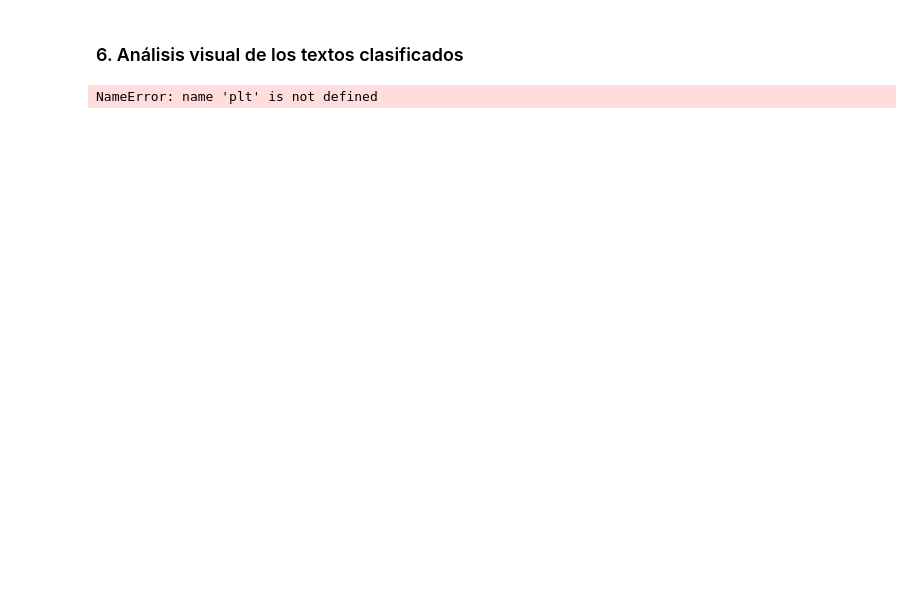
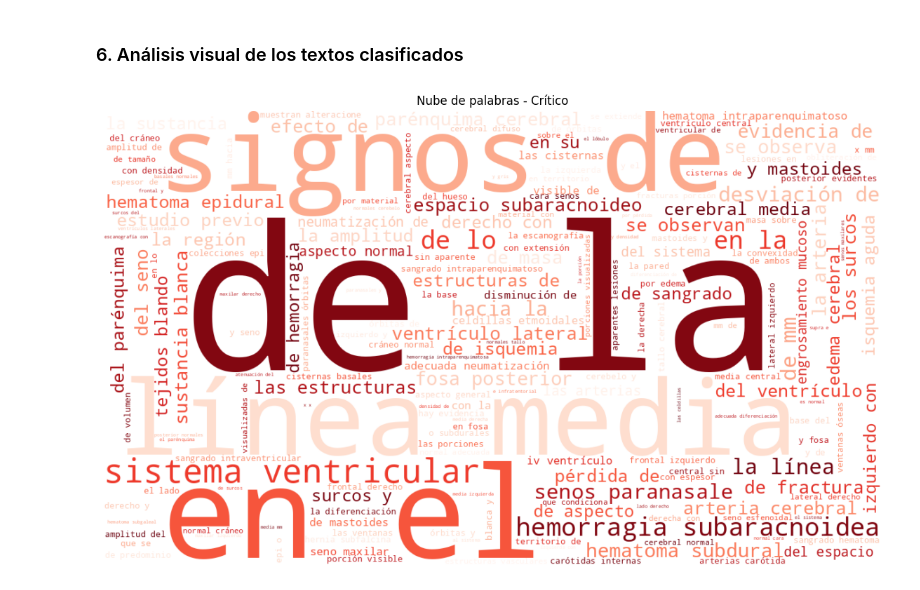
Before and after one commit to isabelaocampos/PDG-Diagnostico-Clinico, a Jupyter notebook: notebooks/0.1_Inferencia_RAD_ALERT.ipynb, the cells around one changed output. Drawn from its saved outputs; the diff is of its cells as text; code cells hidden in the pictures; blank space fills up the shorter version.

Commit message:
fix: fix rad output's inference notebook and update environment variables for local model paths

```diff
--- a/notebooks/0.1_Inferencia_RAD_ALERT.ipynb
+++ b/notebooks/0.1_Inferencia_RAD_ALERT.ipynb
@@ -141,50 +157,38 @@ KeyError: 'rad_prediccion'
 # %% [markdown]
 ### 6. Análisis visual de los textos clasificados
 # %%
-# Nubes de palabras por clase usando columnas: texto_normalizado y rad_prediccion
-from wordcloud import WordCloud
+excel_path = '../data/rad_criticos.xlsx'
+df = pd.read_excel(excel_path)
 
-# Cambia esta ruta por tu archivo Excel
-ruta_excel = '../data/rad_criticos.xlsx'
+missing = {'texto_normalizado', 'rad_prediccion'} - set(df.columns)
+if missing:
+    raise ValueError(f'Missing columns: {missing}')
 
-df_wc = pd.read_excel(ruta_excel)
+df['texto_normalizado'] = df['texto_normalizado'].fillna('').astype(str)
 
-# Validar columnas requeridas
-columnas_requeridas = {'texto_normalizado', 'rad_prediccion'}
-faltantes = columnas_requeridas - set(df_wc.columns)
-if faltantes:
-    raise ValueError(f"Faltan columnas en el Excel: {faltantes}")
+critical_text = ' '.join(
+    df.loc[
+        df['rad_prediccion'].astype(str).str.strip().str.lower() == 'crítico',
+        'texto_normalizado'
+    ]
+)
 
-# Asegurar tipos
-df_wc['texto_normalizado'] = df_wc['texto_normalizado'].fillna('').astype(str)
-df_wc['rad_prediccion'] = df_wc['rad_prediccion'].fillna('').astype(str).str.strip()
+if not critical_text.strip():
+    critical_text = 'no_data'
 
-# Separar textos por clase
-texto_critico = ' '.join(df_wc.loc[df_wc['rad_prediccion'].str.lower() == 'crítico', 'texto_normalizado'])
-texto_no_critico = ' '.join(df_wc.loc[df_wc['rad_prediccion'].str.lower() == 'no crítico', 'texto_normalizado'])
+wordcloud = WordCloud(
+    width=1200,
+    height=700,
+    background_color='white',
+    colormap='Reds'
+).generate(critical_text)
 
-# Evitar error si una clase no tiene texto
-if not texto_critico.strip():
-    texto_critico = 'sin_datos'
-if not texto_no_critico.strip():
-    texto_no_critico = 'sin_datos'
-
-# Crear nubes
-wc_critico = WordCloud(width=1200, height=700, background_color='white', colormap='Reds').generate(texto_critico)
-wc_no_critico = WordCloud(width=1200, height=700, background_color='white', colormap='Blues').generate(texto_no_critico)
-
-# Mostrar ambas en una figura
-fig, axes = plt.subplots(1, 2, figsize=(18, 8))
-
-axes[0].imshow(wc_critico, interpolation='bilinear')
-axes[0].set_title('Nube de palabras - Crítico', fontsize=14)
-axes[0].axis('off')
-
-axes[1].imshow(wc_no_critico, interpolation='bilinear')
-axes[1].set_title('Nube de palabras - No crítico', fontsize=14)
-axes[1].axis('off')
+plt.figure(figsize=(14, 7))
+plt.imshow(wordcloud, interpolation='bilinear')
+plt.axis('off')
+plt.title('Nube de palabras - Crítico')
 
 plt.tight_layout()
 plt.show()
 # %% [output]
-NameError: name 'plt' is not defined
+[figure, added]
```
Also changed, not shown: parts of 6 cells of this notebook, 1 other file.
